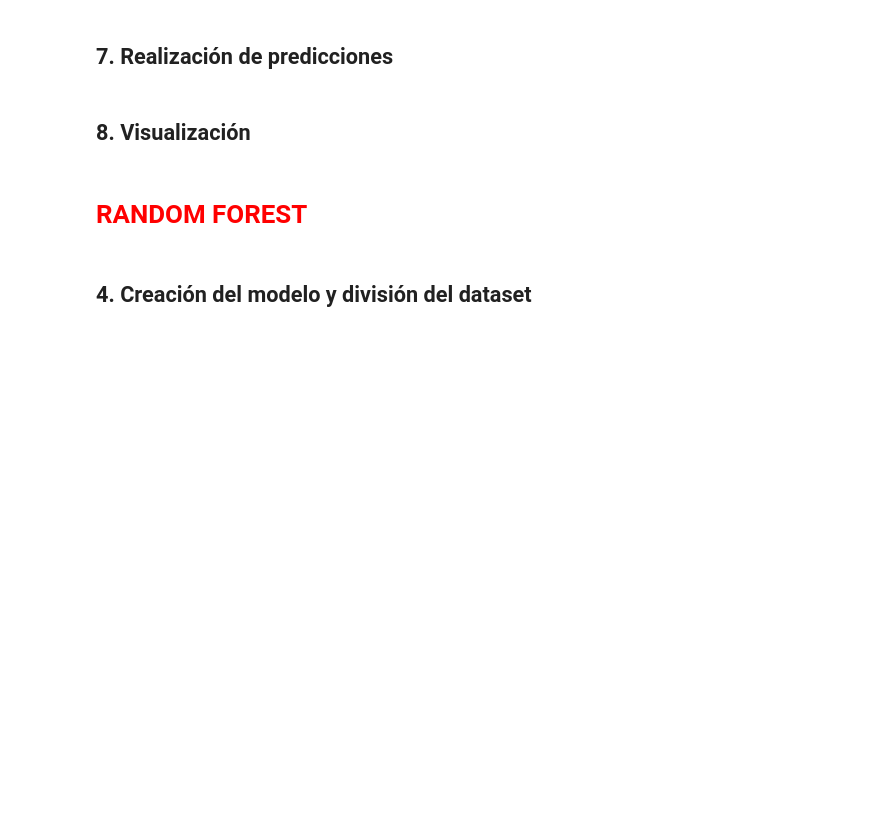
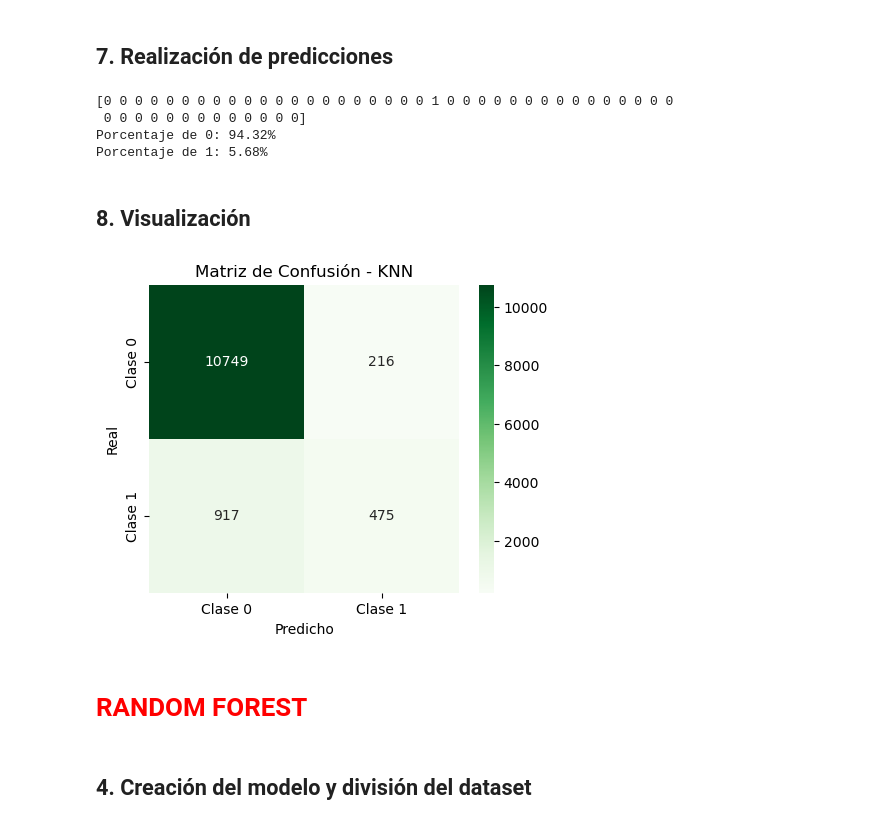
Before and after one commit to alexlloves/MachineLearningMethods, a Jupyter notebook: ML.UD2.Supervised-FinalProject.ipynb, the cells around one changed output. Cells and saved outputs as stored; diff of their text form; code cells hidden in the pictures; blank space fills up the shorter version.

```diff
--- a/ML.UD2.Supervised-FinalProject.ipynb
+++ b/ML.UD2.Supervised-FinalProject.ipynb
@@ -414,6 +418,7 @@ LogisticRegression()
 print('Score: {}'.format(clf1.score(X_test, y_test)))
 
 print("-------Matriz de confusión---------\n")
-print(confusion_matrix(y_test, clf1.predict(X_test)))
+mc_clf1 = confusion_matrix(y_test, clf1.predict(X_test))
+print(mc_clf1)
 # %% [output]
 Score: 0.9083110787407946
@@ -435,8 +442,32 @@ print(classification_report(y_test, clf1.predict(X_test)))
 weighted avg       0.90      0.91      0.89     12357
 # %% [markdown]
 ## 7. Realización de predicciones
+# %%
+pred = clf1.predict(dt_nuevo_scaler)
+print(pred[:50])
+
+
+percent_0 = np.mean(pred == 0) * 100
+percent_1 = np.mean(pred == 1) * 100
+
+print(f"Porcentaje de 0: {percent_0:.2f}%")
+print(f"Porcentaje de 1: {percent_1:.2f}%")
+# %% [output]
+[0 0 0 0 0 0 0 0 0 0 0 0 0 0 0 0 0 0 0 0 0 1 0 0 0 0 0 0 0 0 0 0 0 0 0 0 0
+ 0 0 0 0 0 0 0 0 0 0 0 0 0]
+Porcentaje de 0: 94.32%
+Porcentaje de 1: 5.68%
 # %% [markdown]
 ## 8. Visualización
+# %%
+plt.figure(figsize=(5,4))
+sns.heatmap(mc_clf1, annot=True, fmt="d", cmap="Greens", xticklabels=["Clase 0", "Clase 1"], yticklabels=["Clase 0", "Clase 1"])
+plt.xlabel("Predicho")
+plt.ylabel("Real")
+plt.title("Matriz de Confusión - KNN")
+plt.show()
+# %% [output]
+[figure, added]
 # %% [markdown]
 <h1 style="color: red; font-size: 50px;">RANDOM FOREST</h1>
 # %% [markdown]
```
Also changed, not shown: parts of 8 cells of this notebook.
